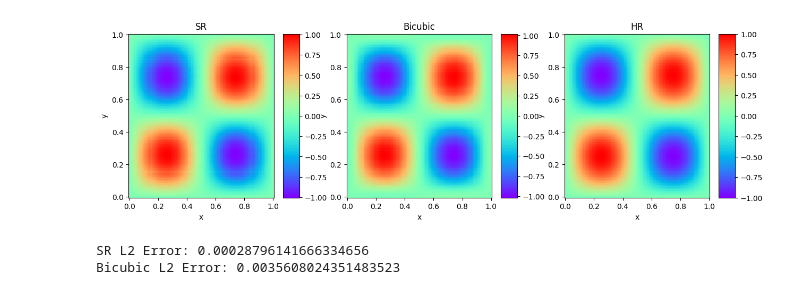
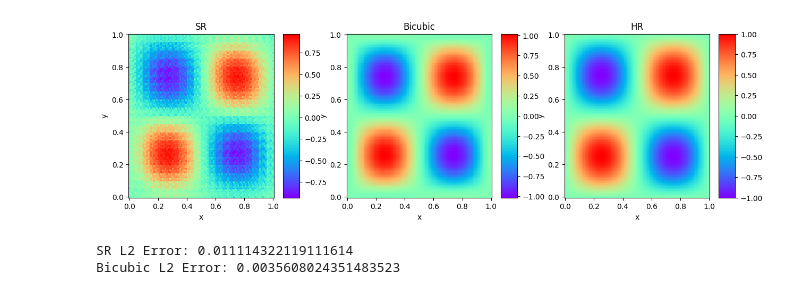
Before and after one commit to ypzpy/PDE-Super-resolution, a Jupyter notebook: test.ipynb, the cells around one changed output. Drawn from its saved outputs; the diff is of its cells as text; code cells hidden in the pictures.

Commit message:
Updated trained model

```diff
--- a/test.ipynb
+++ b/test.ipynb
@@ -38,7 +38,7 @@ device = torch.device('cuda' if torch.cuda.is_available() else 'cpu')
 # %%
 G = UpScale().to(device)
 # G.load_state_dict(torch.load('best_G.pth'))
-G.load_state_dict(torch.load('/home/pz281@ad.eng.cam.ac.uk/mnt/PhD/Probabilistic_SR/models/best_2D_model_nonprob.pth'))
+G.load_state_dict(torch.load('/home/pz281@ad.eng.cam.ac.uk/mnt/PhD/Probabilistic_SR/models/best_G.pth'))
 input = w_low
 input = torch.tensor(input.reshape(1,input.shape[0],-1))
 input = input.to(torch.float32).to(device)
@@ -51,33 +51,33 @@ plt.subplot(1,3,1)
 plt.pcolormesh(x_high, y_high, y[0], cmap='rainbow')
 cbar = plt.colorbar(pad=0.05, aspect=10)
 #cbar.mappable.set_clim(0, 0.15)
 plt.title('SR')
 plt.xlabel('x')
 plt.ylabel('y')
 plt.subplot(1,3,2)
 w_high_bicubic = cv2.resize(w_low, dsize=(100,100), interpolation=cv2.INTER_CUBIC)
 plt.pcolormesh(x_high, y_high, w_high_bicubic, cmap='rainbow')
 cbar = plt.colorbar(pad=0.05, aspect=10)
 #cbar.mappable.set_clim(0, 0.15)
 plt.title('Bicubic')
 plt.xlabel('x')
 plt.ylabel('y')
 # Around 200 epochs
 plt.subplot(1,3,3)
 plt.pcolormesh(x_high, y_high, w_high, cmap='rainbow')
 cbar = plt.colorbar(pad=0.05, aspect=10)
 #cbar.mappable.set_clim(0, 0.15)
 plt.title('HR')
 plt.xlabel('x')
 plt.ylabel('y')
 plt.show()
 
 
 error1 = abs(w_high - y[0])
 error2 = abs(w_high_bicubic - w_high)
 print('SR L2 Error:', (error1**2).sum()/error1.shape[0]**2)
 print('Bicubic L2 Error:', (error2**2).sum()/error2.shape[0]**2)
 # %% [output]
-[figure, old version]
+[figure, new version]
-SR L2 Error: 0.00028796141666334656
+SR L2 Error: 0.011114322119111614
 Bicubic L2 Error: 0.0035608024351483523
```
Also changed, not shown: parts of 1 cell of this notebook, 5 other files.
